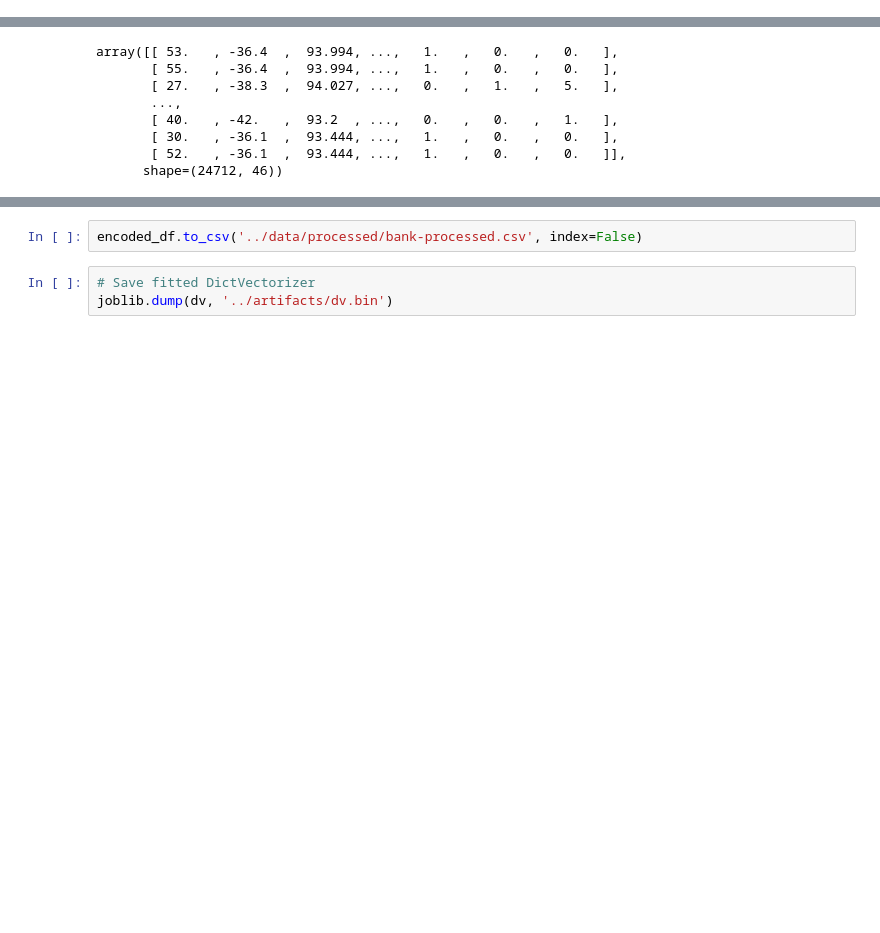
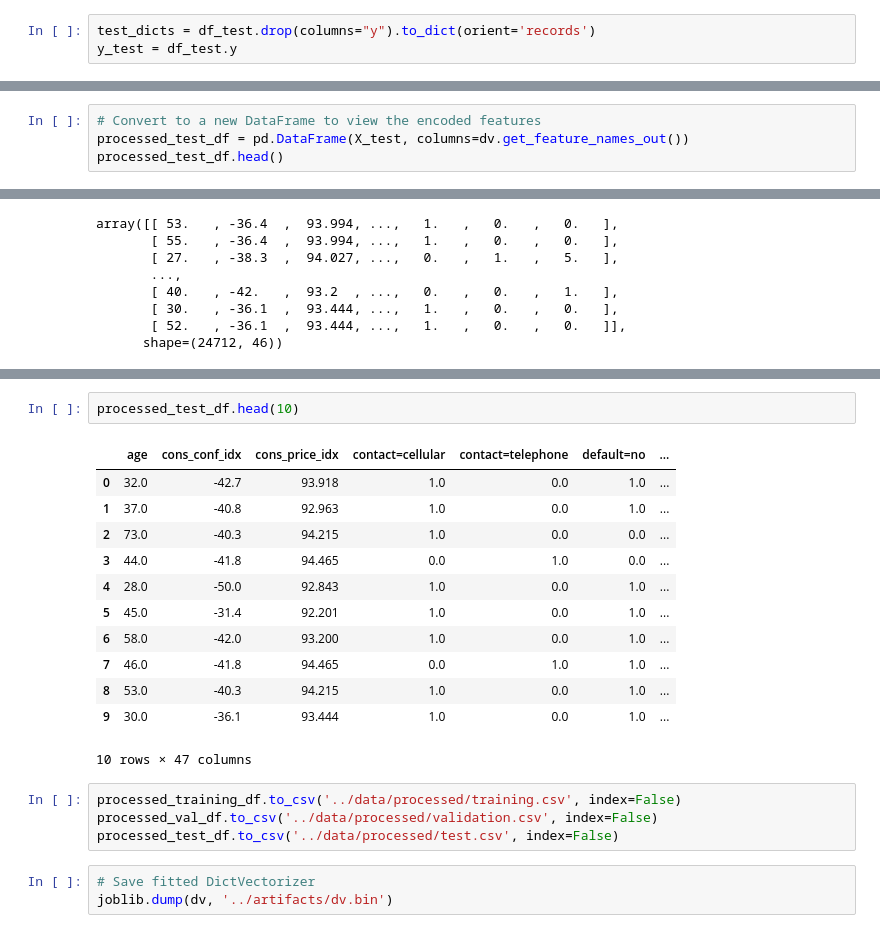
Before and after one commit to Daazee/bank-marketing-term-deposit-subscription-model, a Jupyter notebook: notebooks/03_feature_engineering.ipynb, the cells around one changed output, grey strips where cells are left out. Saved outputs shown, nothing was run; the diff lists cells and outputs as text; blank space fills up the shorter version.

```diff
--- a/notebooks/03_feature_engineering.ipynb
+++ b/notebooks/03_feature_engineering.ipynb
@@ -99,3 +102,6 @@ y_train = df_train.y
+# %%
+test_dicts = df_test.drop(columns="y").to_dict(orient='records')
+y_test = df_test.y
 # %%
 dv = DictVectorizer(sparse=False)
 X_train = dv.fit_transform(train_dicts)
@@ -113,0 +136,4 @@ encoded_df.head()
+# %%
+# Convert to a new DataFrame to view the encoded features
+processed_test_df = pd.DataFrame(X_test, columns=dv.get_feature_names_out())
+processed_test_df.head()
@@ -167,5 +233,22 @@ Name: count, dtype: int64
+# %%
+processed_test_df.head(10)
+# %% [output]
+|  | age | cons_conf_idx | cons_price_idx | contact=cellular | contact=telephone | default=no | ... |
+| 0 | 32.0 | -42.7 | 93.918 | 1.0 | 0.0 | 1.0 | ... |
+| 1 | 37.0 | -40.8 | 92.963 | 1.0 | 0.0 | 1.0 | ... |
+| 2 | 73.0 | -40.3 | 94.215 | 1.0 | 0.0 | 0.0 | ... |
+| 3 | 44.0 | -41.8 | 94.465 | 0.0 | 1.0 | 0.0 | ... |
+| 4 | 28.0 | -50.0 | 92.843 | 1.0 | 0.0 | 1.0 | ... |
+| 5 | 45.0 | -31.4 | 92.201 | 1.0 | 0.0 | 1.0 | ... |
+| 6 | 58.0 | -42.0 | 93.200 | 1.0 | 0.0 | 1.0 | ... |
+| 7 | 46.0 | -41.8 | 94.465 | 0.0 | 1.0 | 1.0 | ... |
+| 8 | 53.0 | -40.3 | 94.215 | 1.0 | 0.0 | 1.0 | ... |
+| 9 | 30.0 | -36.1 | 93.444 | 1.0 | 0.0 | 1.0 | ... |
+10 rows × 47 columns
 # %%
-encoded_df.to_csv('../data/processed/bank-processed.csv', index=False)
+processed_training_df.to_csv('../data/processed/training.csv', index=False)
+processed_val_df.to_csv('../data/processed/validation.csv', index=False)
+processed_test_df.to_csv('../data/processed/test.csv', index=False)
 # %%
 # Save fitted DictVectorizer
 joblib.dump(dv, '../artifacts/dv.bin')
```
Also changed, not shown: parts of 15 cells of this notebook, 3 other files.
